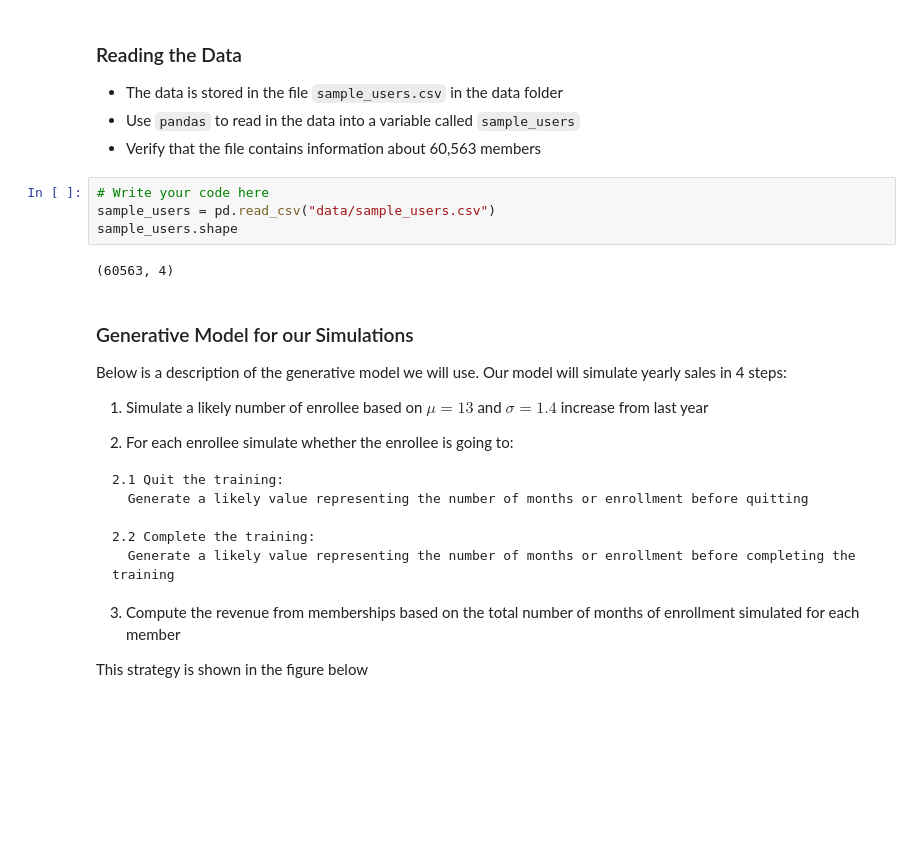
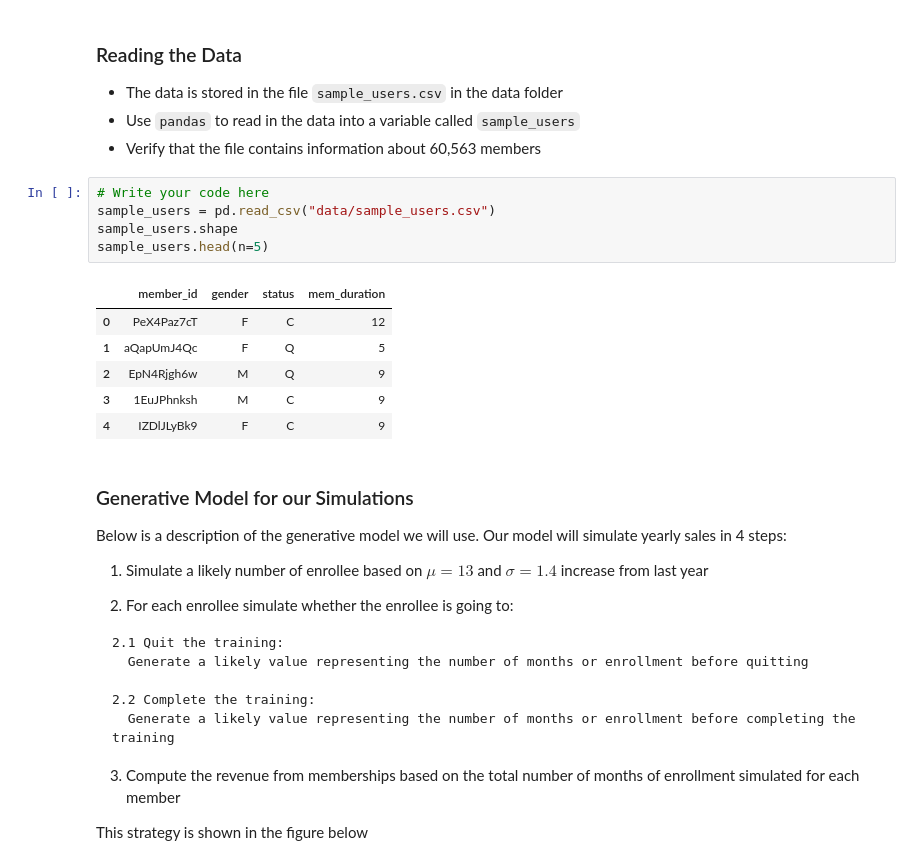
Before and after one commit to nlaranio/assignment-2-simulations-mahdi-b, a Jupyter notebook: Assignment_2.ipynb, the cells around one changed output. Cells and saved outputs as stored; diff of their text form; blank space fills up the shorter version.

```diff
--- a/Assignment_2.ipynb
+++ b/Assignment_2.ipynb
@@ -62,9 +62,15 @@ Your task is to build a generative model, which can be used to estimate revenue
 # %%
 # Write your code here
 sample_users = pd.read_csv("data/sample_users.csv")
 sample_users.shape
+sample_users.head(n=5)
 # %% [output]
-(60563, 4)
+|  | member_id | gender | status | mem_duration |
+| 0 | PeX4Paz7cT | F | C | 12 |
+| 1 | aQapUmJ4Qc | F | Q | 5 |
+| 2 | EpN4Rjgh6w | M | Q | 9 |
+| 3 | 1EuJPhnksh | M | C | 9 |
+| 4 | IZDlJLyBk9 | F | C | 9 |
 # %% [markdown]
 ### Generative Model for our Simulations
 
```
Also changed, not shown: parts of 6 cells of this notebook.
